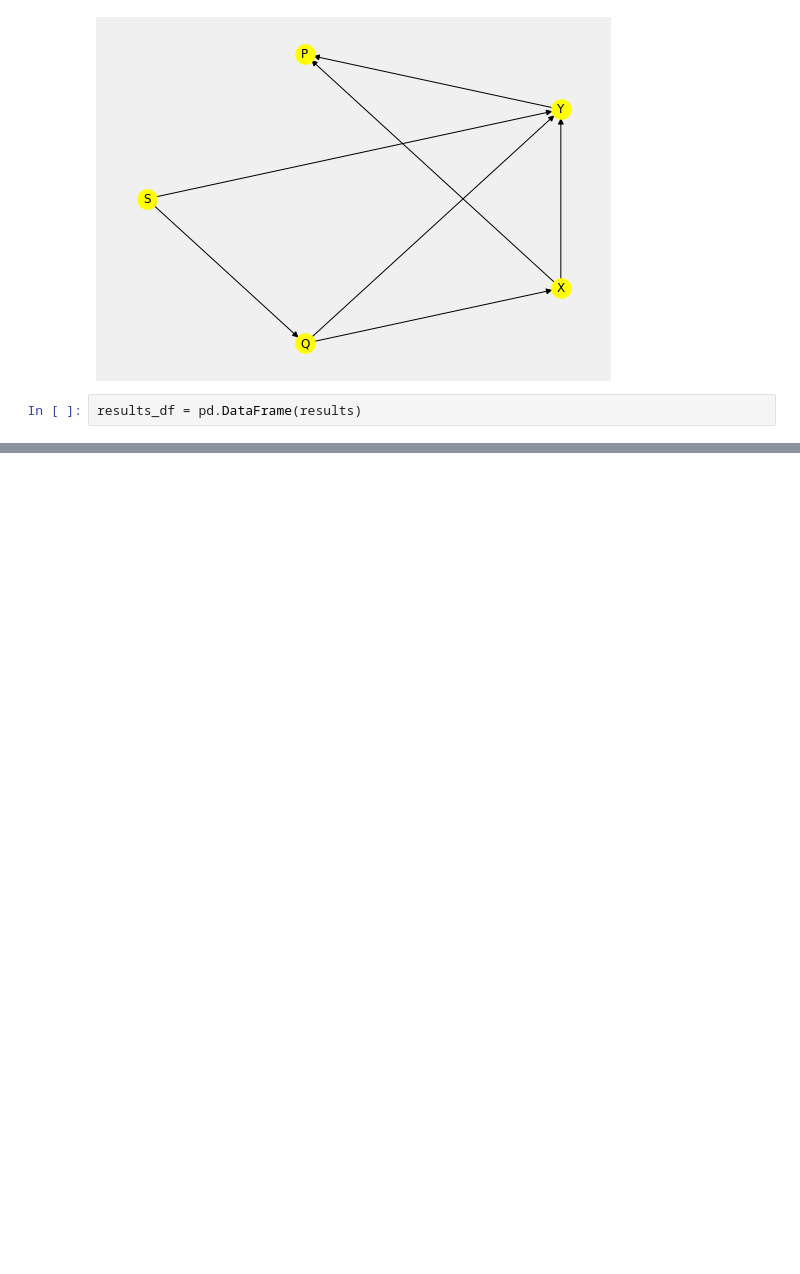
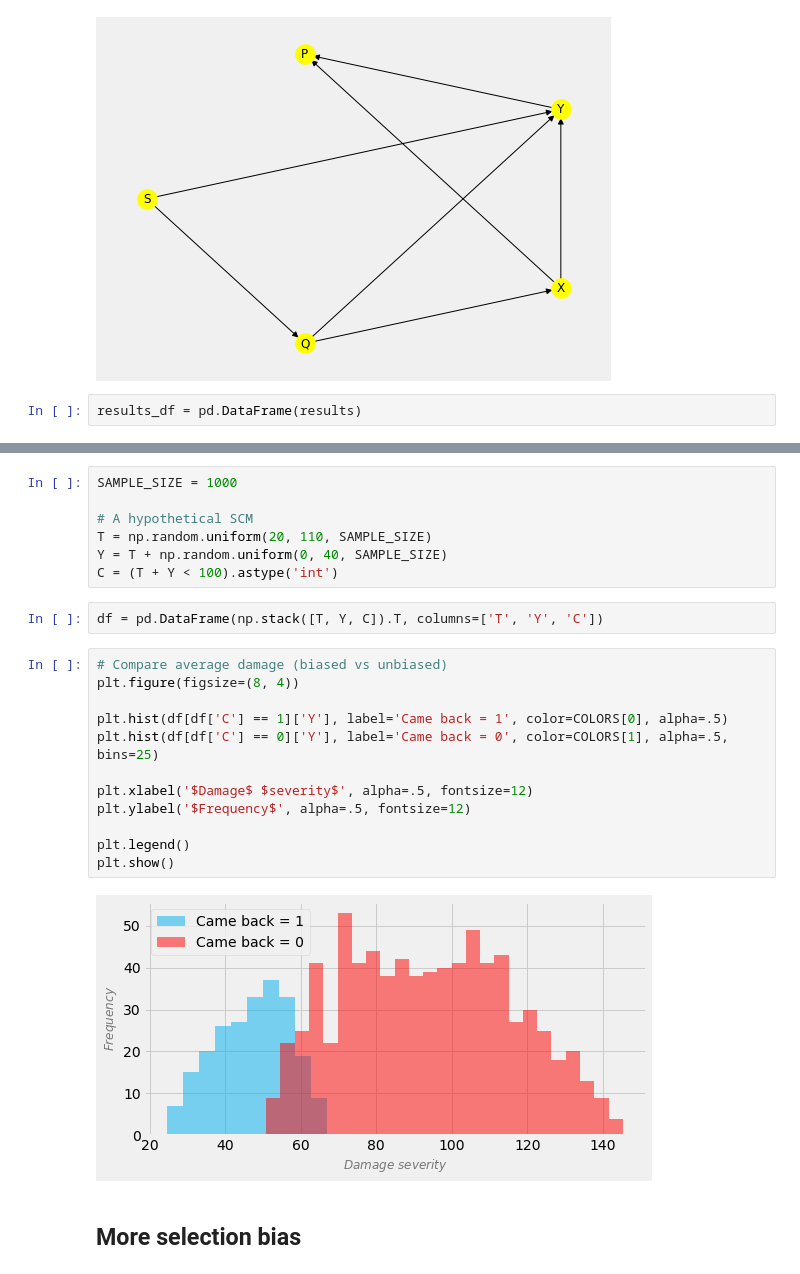
Before and after one commit to PacktPublishing/Causal-Inference-and-Discovery-in-Python, a Jupyter notebook: Chapter_08.ipynb, the cells around one changed output, grey strips where cells are left out. Drawn from its saved outputs; the diff is of its cells as text; blank space fills up the shorter version.

```diff
--- a/Chapter_08.ipynb
+++ b/Chapter_08.ipynb
@@ -212,0 +321,25 @@ plt.show()
+# %%
+SAMPLE_SIZE = 1000
+
+# A hypothetical SCM
+T = np.random.uniform(20, 110, SAMPLE_SIZE)
+Y = T + np.random.uniform(0, 40, SAMPLE_SIZE)
+C = (T + Y < 100).astype('int')
+# %%
+df = pd.DataFrame(np.stack([T, Y, C]).T, columns=['T', 'Y', 'C'])
+# %%
+# Compare average damage (biased vs unbiased)
+plt.figure(figsize=(8, 4))
+
+plt.hist(df[df['C'] == 1]['Y'], label='Came back = 1', color=COLORS[0], alpha=.5)
+plt.hist(df[df['C'] == 0]['Y'], label='Came back = 0', color=COLORS[1], alpha=.5, bins=25)
+
+plt.xlabel('$Damage$ $severity$', alpha=.5, fontsize=12)
+plt.ylabel('$Frequency$', alpha=.5, fontsize=12)
+
+plt.legend()
+plt.show()
+# %% [output]
+[figure, added]
+# %% [markdown]
+## More selection bias
```
Also changed, not shown: parts of 20 cells of this notebook, 16 other files.
